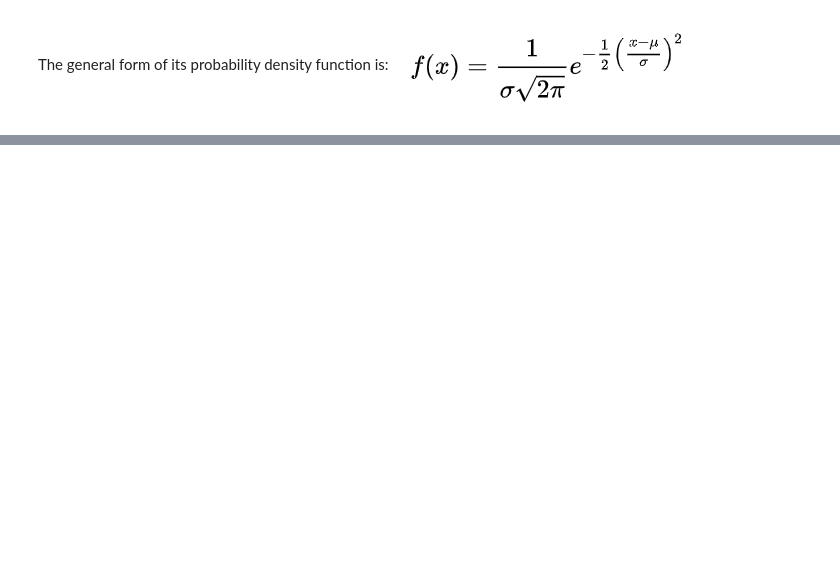
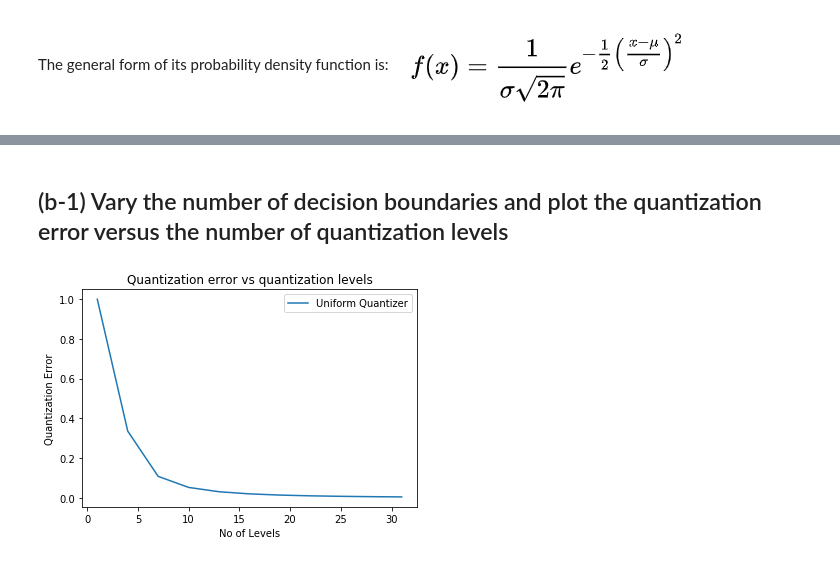
Before and after one commit to SushantGautam/LloydMaxQuantization, a Jupyter notebook: Q1.ipynb, the cells around one changed output, grey strips where cells are left out. Drawn from its saved outputs; the diff is of its cells as text; code cells hidden in the pictures; blank space fills up the shorter version.

```diff
--- a/Q1.ipynb
+++ b/Q1.ipynb
@@ -73,7 +93,12 @@ for m in range(5, 20, 1):
+# %% [markdown]
+## (b-1) Vary the number of decision boundaries and plot the quantization error versus the number of quantization levels
 # %%
-plt.plot([e['M'] for e in Data], [e['error'] for e in Data])
-plt.xlabel('No of Levels')
-plt.ylabel('Quantization Error')
-plt.title('Bins vs Errors')
-Data
-plt.show()
+def PlotData(data, label):
+    plt.plot([e['M'] for e in data], [e['error'] for e in data],label=label )
+    plt.xlabel('No of Levels')
+    plt.ylabel('Quantization Error')
+    plt.title('Quantization error vs quantization levels')
+    plt.legend() ; plt.show()
+PlotData(uniformQuantizerData, label="Uniform Quantizer")
+# %% [output]
+[figure, added]
```
Also changed, not shown: parts of 15 cells of this notebook.
